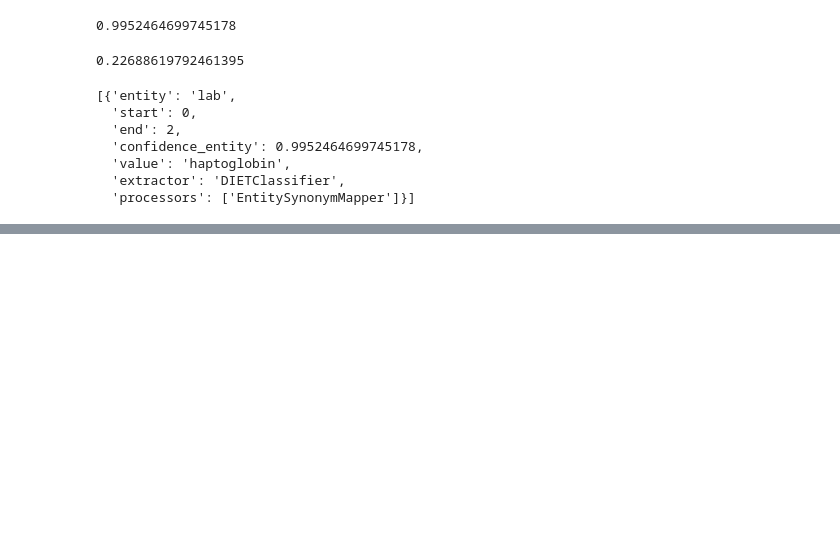
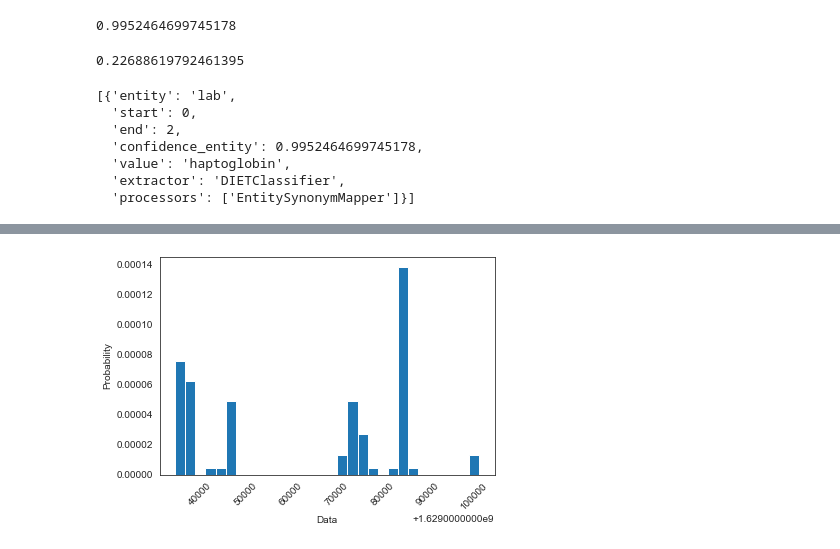
Before and after one commit to MedBot-team/NaBot, a Jupyter notebook: production/monitoring-server/monitoring.ipynb, the cells around one changed output, grey strips where cells are left out. Cells and saved outputs as stored; diff of their text form; code cells hidden in the pictures; blank space fills up the shorter version.

```diff
--- a/production/monitoring-server/monitoring.ipynb
+++ b/production/monitoring-server/monitoring.ipynb
@@ -181,0 +202,18 @@ entity
+# %%
+timestamps = []
+
+for i in range(le):
+    json_acceptable_string = datas[i].replace("'", "\"")
+    dictionary = json.loads(json_acceptable_string)
+    timestamps.append(dictionary['timestamp'])
+# %%
+import seaborn as sns
+sns.set_style("white")
+# %%
+plt.hist(timestamps, density=True, bins=30)
+plt.ylabel('Probability')
+plt.xlabel('Data')
+plt.xticks(rotation = 45)
+plt.show()
+# %% [output]
+[figure, added]
```
Also changed, not shown: parts of 17 cells of this notebook.
